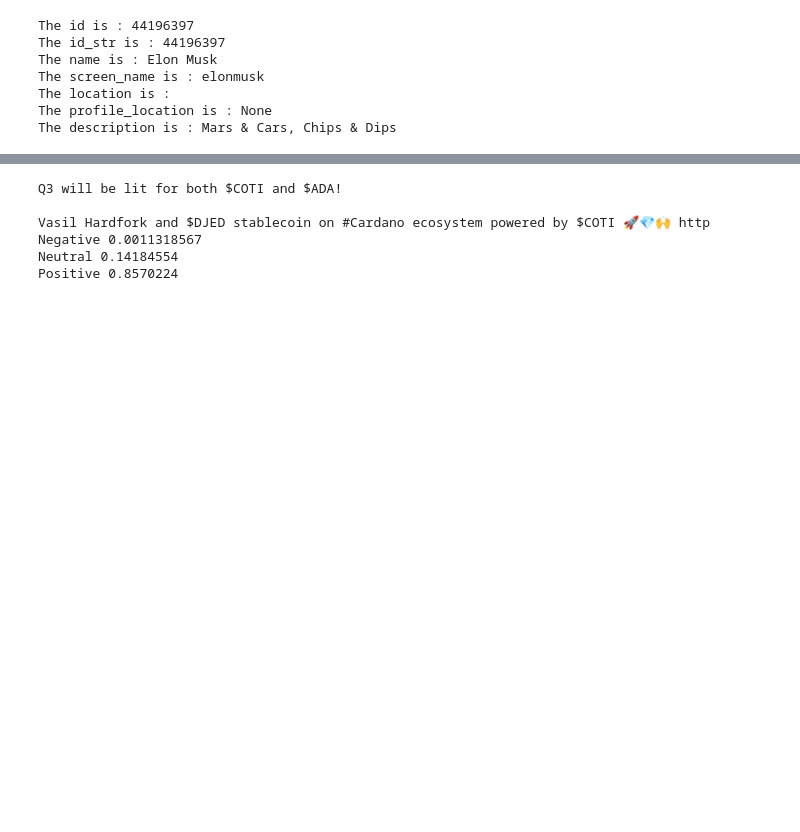
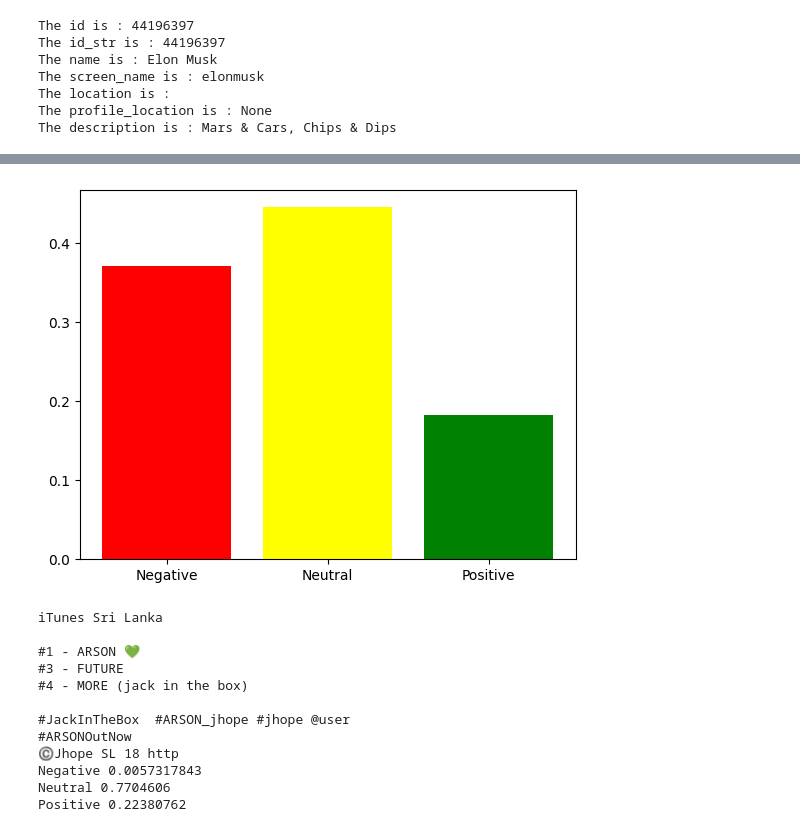
Before and after one commit to imontese/twittermining, a Jupyter notebook: project.ipynb, the cells around one changed output, grey strips where cells are left out. Saved outputs shown, nothing was run; the diff lists cells and outputs as text; code cells hidden in the pictures; blank space fills up the shorter version.

```diff
--- a/project.ipynb
+++ b/project.ipynb
@@ -214,5 +183,13 @@ Positive 0.78821105
 # %%
 df =pd.DataFrame({'tweets': list_of_sentences, 'negative': score_Negative, 'neutral': score_Neutral, 'positive': score_Positive,})
 
-df
+df.mean()
+
+lables = ['Negative', 'Neutral', 'Positive']
+score_means = [df["negative"].mean(), df["neutral"].mean(), df["positive"].mean()]
+
+plt.bar(lables, score_means, color=['red', 'yellow', 'green'])
+plt.xticks()
+
+plt.show()
 # %% [output]
@@ -236,3 +196,4 @@ df
+[figure, added]
 # %%
 # Roberta Sentiment Analysis
 
@@ -241,7 +202,7 @@ tweet_words = []
 tweets_scores = []
 
 tweets_test = list_of_sentences[46]
-
+lables = ['Negative', 'Neutral', 'Positive']
 
 
 for word in tweets_test.split(' '):
@@ -275,12 +236,18 @@ for i in range(len(scores)):
      s = scores[i]
      print(l,s)
 # %% [output]
-Q3 will be lit for both $COTI and $ADA!
+iTunes Sri Lanka
 
-Vasil Hardfork and $DJED stablecoin on #Cardano ecosystem powered by $COTI 🚀💎🙌 http
-Negative 0.0011318567
-Neutral 0.14184554
-Positive 0.8570224
+#1 - ARSON 💚
+#3 - FUTURE
+#4 - MORE (jack in the box)
+
+#JackInTheBox  #ARSON_jhope #jhope @user
+#ARSONOutNow
+©️Jhope SL 18 http
+Negative 0.0057317843
+Neutral 0.7704606
+Positive 0.22380762
 # %%
 tweets_proc
 # %% [output]
```
Also changed, not shown: parts of 16 cells of this notebook, 10 other files.
